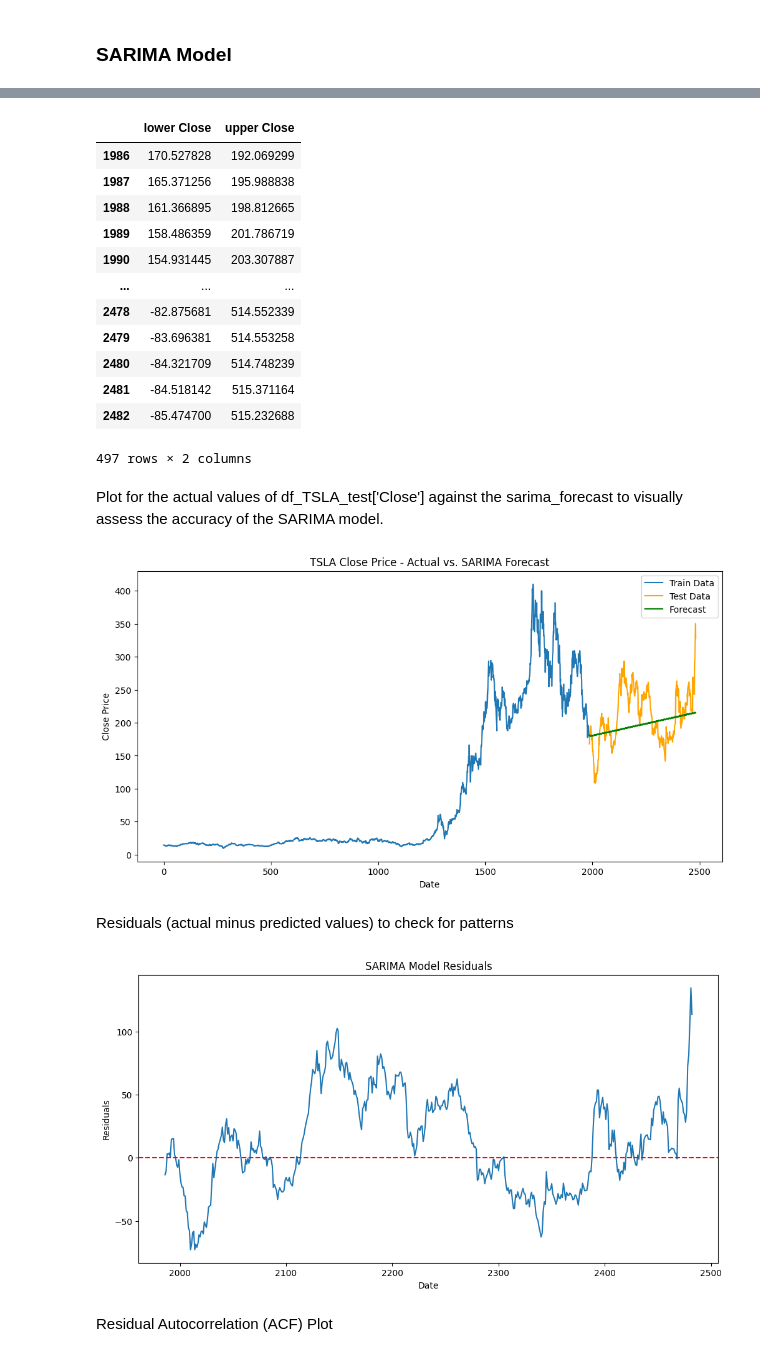
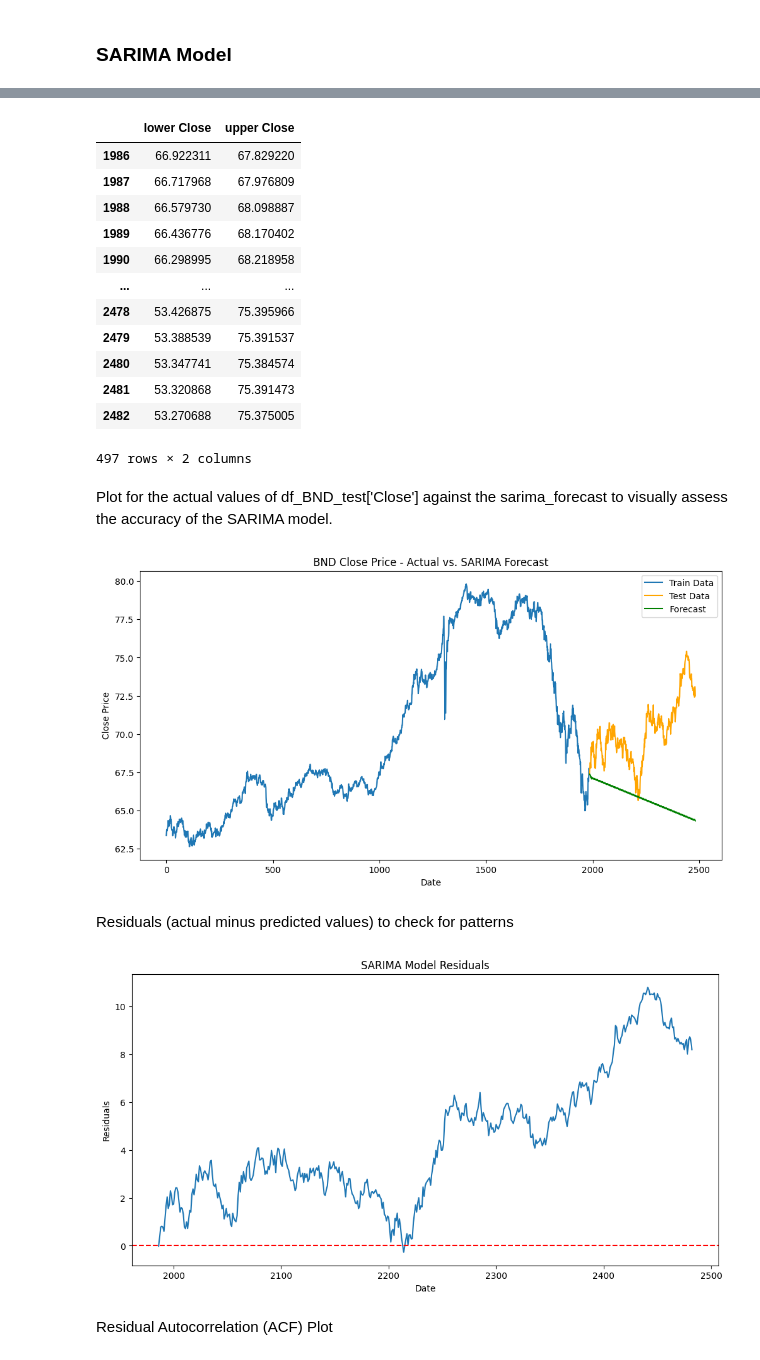
Before and after one commit to OL-YAD/portfolio-optimization-forecasting, a Jupyter notebook: notebooks/BND_time_series_forecasting.ipynb, the cells around one changed output, grey strips where cells are left out. Cells and saved outputs as stored; diff of their text form; code cells hidden in the pictures.

```diff
--- a/notebooks/BND_time_series_forecasting.ipynb
+++ b/notebooks/BND_time_series_forecasting.ipynb
@@ -107,47 +107,47 @@ MAPE: 0.15%
 # %%
 # confidence intervals to assess forecast reliability.
-sarima_model_fit.get_forecast(steps=len(df_TSLA_test)).conf_int()
+sarima_model_fit.get_forecast(steps=len(df_BND_test)).conf_int()
 # %% [output]
 |  | lower Close | upper Close |
-| 1986 | 170.527828 | 192.069299 |
-| 1987 | 165.371256 | 195.988838 |
-| 1988 | 161.366895 | 198.812665 |
-| 1989 | 158.486359 | 201.786719 |
-| 1990 | 154.931445 | 203.307887 |
+| 1986 | 66.922311 | 67.829220 |
+| 1987 | 66.717968 | 67.976809 |
+| 1988 | 66.579730 | 68.098887 |
+| 1989 | 66.436776 | 68.170402 |
+| 1990 | 66.298995 | 68.218958 |
 | ... | ... | ... |
-| 2478 | -82.875681 | 514.552339 |
-| 2479 | -83.696381 | 514.553258 |
-| 2480 | -84.321709 | 514.748239 |
-| 2481 | -84.518142 | 515.371164 |
-| 2482 | -85.474700 | 515.232688 |
+| 2478 | 53.426875 | 75.395966 |
+| 2479 | 53.388539 | 75.391537 |
+| 2480 | 53.347741 | 75.384574 |
+| 2481 | 53.320868 | 75.391473 |
+| 2482 | 53.270688 | 75.375005 |
 497 rows × 2 columns
 # %% [markdown]
-Plot  for the actual values of df_TSLA_test['Close'] against the sarima_forecast to visually assess the accuracy of the SARIMA model.
+Plot  for the actual values of df_BND_test['Close'] against the sarima_forecast to visually assess the accuracy of the SARIMA model.
 # %%
 plt.figure(figsize=(12, 6))
-plt.plot(df_TSLA_train['Close'], label='Train Data')
-plt.plot(df_TSLA_test['Close'], label='Test Data', color='orange')
-plt.plot(df_TSLA_test.index, sarima_forecast, label='Forecast', color='green')
-plt.title("TSLA Close Price - Actual vs. SARIMA Forecast")
+plt.plot(df_BND_train['Close'], label='Train Data')
+plt.plot(df_BND_test['Close'], label='Test Data', color='orange')
+plt.plot(df_BND_test.index, sarima_forecast, label='Forecast', color='green')
+plt.title("BND Close Price - Actual vs. SARIMA Forecast")
 plt.xlabel("Date")
 plt.ylabel("Close Price")
 plt.legend()
 plt.show()
 # %% [output]
-[figure, old version]
+[figure, new version]
 # %% [markdown]
 Residuals (actual minus predicted values) to check for patterns
 # %%
-residuals = df_TSLA_test['Close'] - sarima_forecast
+residuals = df_BND_test['Close'] - sarima_forecast
 plt.figure(figsize=(12, 6))
 plt.plot(residuals)
 plt.axhline(y=0, color='red', linestyle='--')
 plt.title("SARIMA Model Residuals")
 plt.xlabel("Date")
 plt.ylabel("Residuals")
 plt.show()
 # %% [output]
-[figure, old version]
+[figure, new version]
 # %% [markdown]
 Residual Autocorrelation (ACF) Plot
 # %%
```
Also changed, not shown: parts of 15 cells of this notebook.
